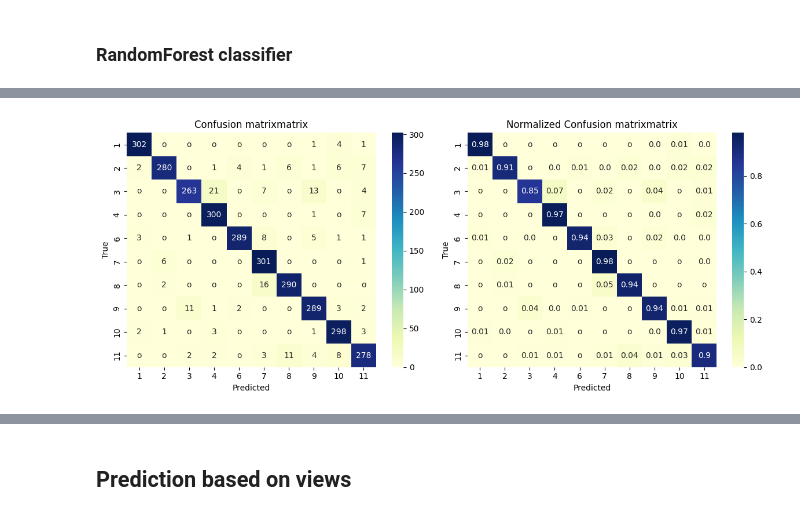
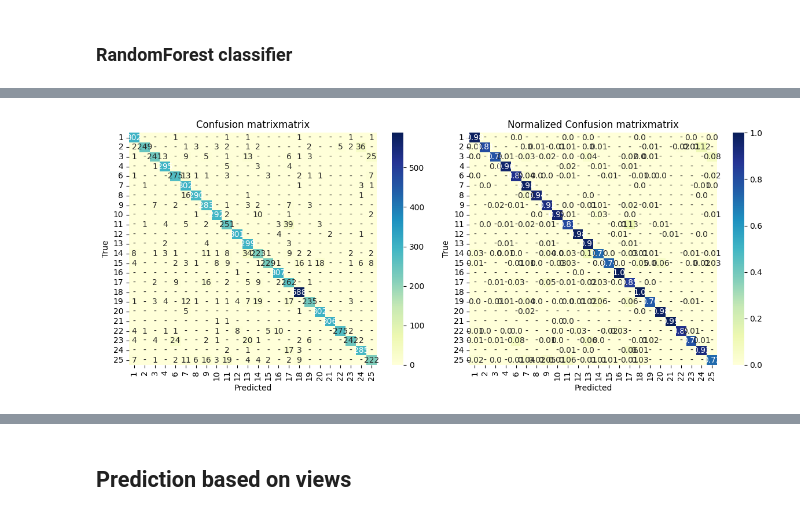
Before and after one commit to sillycroisant/GaitEnergy-Detection, a Jupyter notebook: 3_classify_and_visualize.ipynb, the cells around one changed output, grey strips where cells are left out. Cells and saved outputs as stored; diff of their text form; code cells hidden in the pictures.

```diff
--- a/3_classify_and_visualize.ipynb
+++ b/3_classify_and_visualize.ipynb
@@ -47,42 +47,42 @@ from sklearn.metrics import confusion_matrix
 import seaborn as sns
 
 # Lọc các class thực tế và dự đoán có trong dữ liệu
-class_names = list(range(1,12))
+class_names = list(range(1,26))
 class_names = [cls for cls in class_names if cls in sorted(set(y_test) | set(y_pred))]
 
 def draw_confusion_matrix(y_test, y_pred, class_names, title="Confusion Matrix"):
     # Tạo confusion matrix
     cm = confusion_matrix(y_test, y_pred, labels=class_names)
     cm_normalized = cm.astype('float') / cm.sum(axis=1, keepdims=True)
 
-    annot_cm = np.where(cm == 0, "o", cm)
-    annot_cm_norm = np.where(cm_normalized == 0, "o", np.round(cm_normalized, 2))
+    annot_cm = np.where(cm == 0, "-", cm)
+    annot_cm_norm = np.where(cm_normalized == 0, "-", np.round(cm_normalized, 2))
 
     fig, axes = plt.subplots(1, 2, figsize=(12, 5))  # 1 hàng, 2 cột
 
     # Vẽ confusion matrix gốc
     sns.heatmap(
         cm, annot=annot_cm, fmt='', cmap='YlGnBu',  ax=axes[0],
         xticklabels=class_names, yticklabels=class_names)
     axes[0].set_title(title)
     axes[0].set_xlabel('Predicted')
     axes[0].set_ylabel('True')
 
     # Vẽ confusion matrix đã chuẩn hóa
     sns.heatmap(
         cm_normalized, annot=annot_cm_norm, fmt='', cmap='YlGnBu',  ax=axes[1],
         xticklabels=class_names, yticklabels=class_names
     )
     axes[1].set_title(f'Normalized {title}')
     axes[1].set_xlabel('Predicted')
     axes[1].set_ylabel('True')
 
     plt.tight_layout()
     plt.show()
 
 draw_confusion_matrix(y_test, y_pred, class_names, 'Confusion matrixmatrix') # OKE
 # %% [output]
-[figure, old version]
+[figure, new version]
 # %%
 # Thử nghiệm xem accuracy thay đổi như thế nào khi thay đổi số k-thành phần
 k_range = list(range(1,19)) # với k từ 1 đến 18
```
Also changed, not shown: parts of 10 cells of this notebook, 4 other files.
